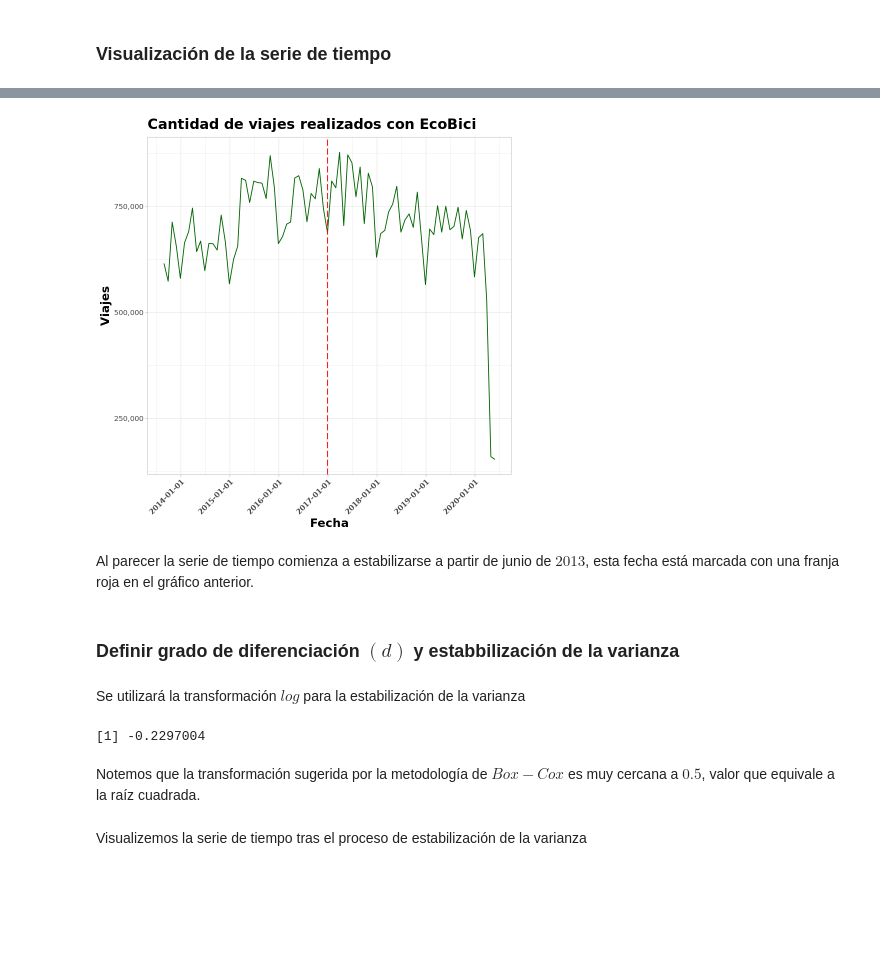
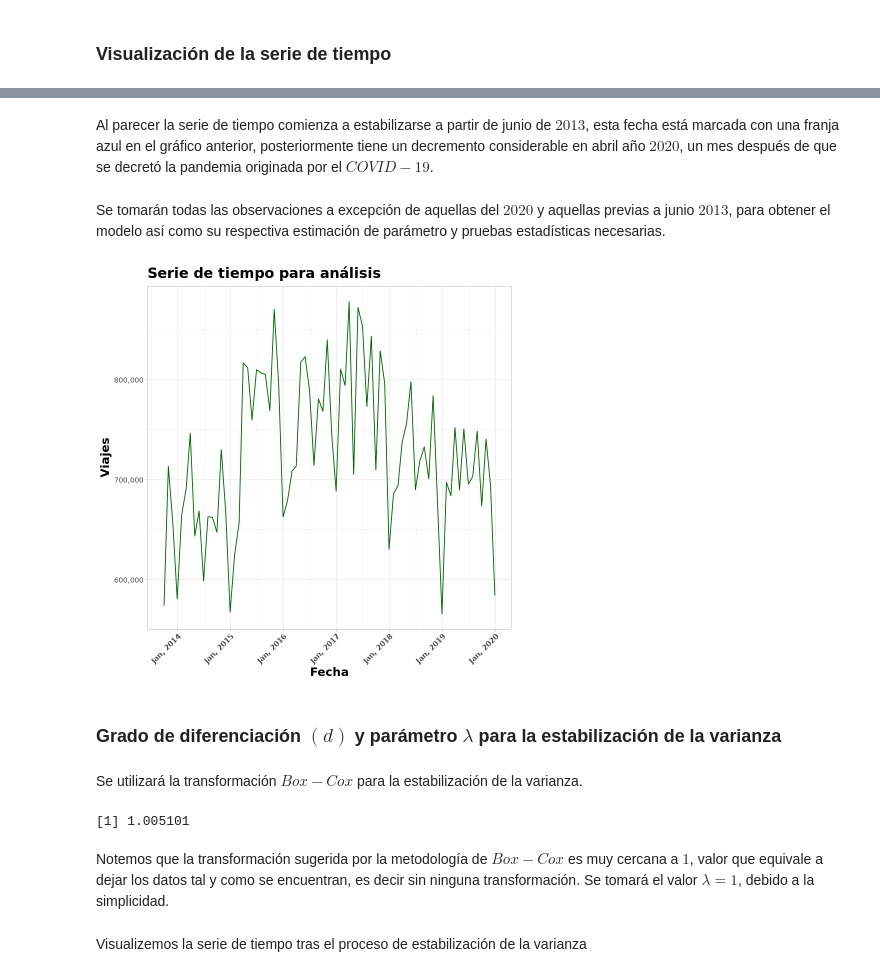
Before and after one commit to prope-2020-gh-classroom/practica-final-por-equipos-verano-2020-itam-Eduardo-Moreno, a Jupyter notebook: Analisis_ST.ipynb, the cells around one changed output, grey strips where cells are left out. Drawn from its saved outputs; the diff is of its cells as text; code cells hidden in the pictures; blank space fills up the shorter version.

```diff
--- a/Analisis_ST.ipynb
+++ b/Analisis_ST.ipynb
@@ -29,9 +41,7 @@ Las bases de datos son mensuales y se cuenta con información desde febrero de $
 # %% [markdown]
 ### Lectura y preparación de datos
 # %%
-data <- read.csv("EcoBici.csv", stringsAsFactors = FALSE) ### No se desea que el anio sea un factor, lo queremos como caracter
-data <- data[c(43:nrow(data)),]
-data$Anio[c(78:82)] <- gsub("2010", "2020", data$Anio[c(78:82)])
+data <- read.csv("EcoBici.csv", stringsAsFactors = FALSE) ### No se desea que el anio sea un factor, lo queremos como string
 # %%
 head(data)
 # %% [output]
@@ -47,3 +71,5 @@ A data.frame: 6 × 2
+# %%
+data$Anio[120:124] <- gsub("2010", "2020", data$Anio[120:124])
 # %% [markdown]
 Se prefiere trabajar con letras minúsculas, por lo que se cambiará la primera letra del nombre de cada columna a minúscula, además la primer columna `anio` no hace referencia al año únicamente, sino también al mes correspondiente, por lo que hará el cambio del nombre a `fecha`.
 # %%
@@ -86,29 +142,33 @@ A data.frame: 1 × 2
+# %% [markdown]
+Al parecer la serie de tiempo comienza a estabilizarse a partir de junio de $2013$, esta fecha está marcada con una franja azul en el gráfico anterior, posteriormente tiene un decremento considerable en abril año $2020$, un mes después de que se decretó la pandemia originada por el $COVID-19$.
+# %% [markdown]
+Se tomarán todas las observaciones a excepción de aquellas del $2020$ y aquellas previas a junio $2013$, para obtener el modelo así como su respectiva estimación de parámetro y pruebas estadísticas necesarias.
+# %%
+data_mod <- data[1:119,]
+# %%
+data_mod <- data_mod[-c(1:43),]
 # %%
-ggplot(data, aes(x = fecha, y = viajes)) +
+ggplot(data_mod, aes(x = fecha, y = viajes)) +
     theme_light() +
     geom_line(color = "darkgreen") +
-    scale_x_date(breaks='1 years') +
+    scale_x_date(breaks='1 years', date_labels = "%b, %Y") +
     theme(axis.text.x = element_text(angle = 45, hjust = 1, face = "bold"),
           plot.title = element_text(size = 17, face = "bold"),
           axis.title = element_text(size=14, face="bold")) +
     scale_y_continuous(labels = comma) +
-    geom_vline(xintercept = as.numeric(data$fecha[41]),
-                linetype = 5, colour="red") +
     xlab("Fecha") +
     ylab("Viajes") +
-    ggtitle("Cantidad de viajes realizados con EcoBici")
+    ggtitle("Serie de tiempo para análisis")
 # %% [output]
-[figure, old version]
+[figure, new version]
-# %% [markdown]
-Al parecer la serie de tiempo comienza a estabilizarse a partir de junio de $2013$, esta fecha está marcada con una franja roja en el gráfico anterior.
 # %% [markdown]
-### Definir grado de diferenciación $(d)$ y estabbilización de la varianza
+### Grado de diferenciación $(d)$ y parámetro $\lambda$ para la estabilización de la varianza
 # %% [markdown]
-Se utilizará la transformación $log$ para la estabilización de la varianza
+Se utilizará la transformación $Box-Cox$ para la estabilización de la varianza.
 # %%
-lamb <- BoxCox.lambda(data$viajes)
+lamb <- BoxCox.lambda(data_mod$viajes)
 lamb
 # %% [output]
-[1] -0.2297004
+[1] 1.005101
 # %% [markdown]
-Notemos que la transformación sugerida por la metodología de $Box-Cox$ es muy cercana a $0.5$, valor que equivale a la raíz cuadrada.
+Notemos que la transformación sugerida por la metodología de $Box-Cox$ es muy cercana a $1$, valor que equivale a dejar los datos tal y como se encuentran, es decir sin ninguna transformación. Se tomará el valor $\lambda = 1$, debido a la simplicidad.
```
Also changed, not shown: parts of 71 cells of this notebook.
